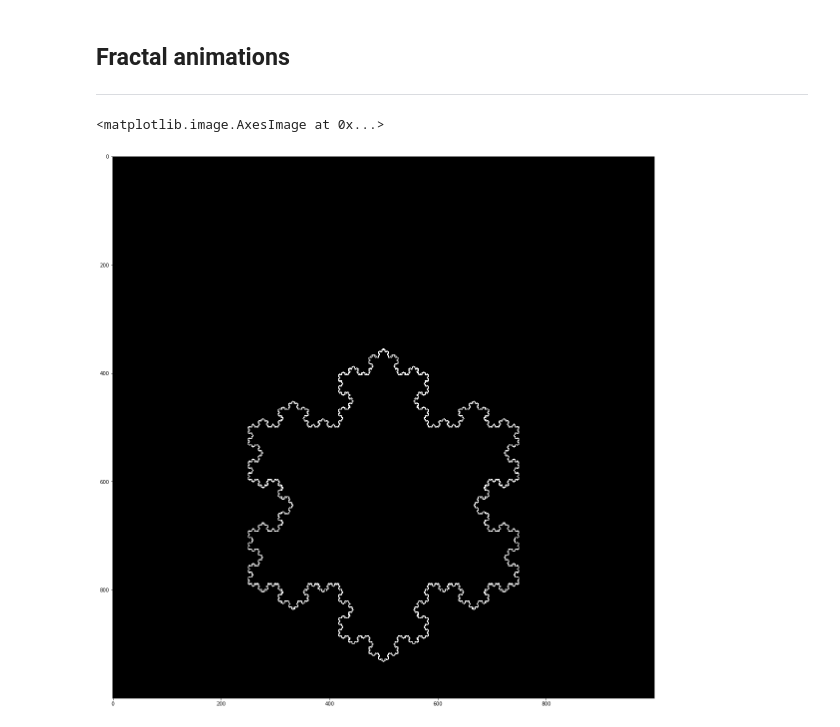
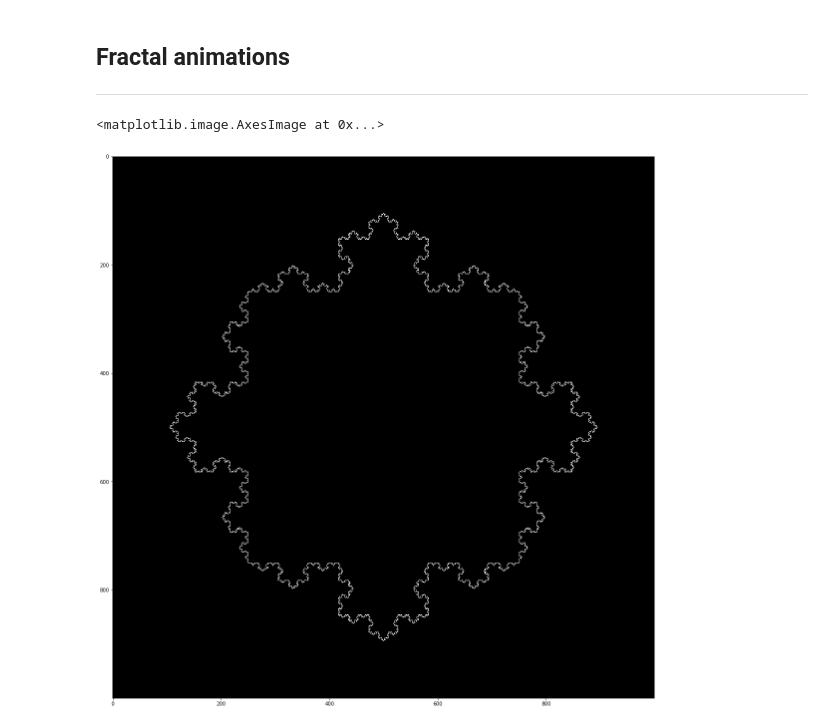
Before and after one commit to nadavhacmun/Animations, a Jupyter notebook: animations.ipynb, the cells around one changed output. Saved outputs shown, nothing was run; the diff lists cells and outputs as text; code cells hidden in the pictures.

```diff
--- a/animations.ipynb
+++ b/animations.ipynb
@@ -613,6 +613,9 @@ def RecursiveTreeHelper(img, X ,Y, angle, r, common_ratio, min_r, base_angle, wr
         dy1 = int((r + nn[1]) * np.cos(angle1 + n[1]))
         dx2 = int((r + nn[2]) * np.sin(angle2 + n[2]))
         dy2 = int((r + nn[3]) * np.cos(angle2 + n[3]))
+        dx3 = int((r + nn[4]) * np.sin(angle  + n[4]))
+        dy3 = int((r + nn[5]) * np.cos(angle  + n[5]))
+
     else:
         dx1 = int(r * np.sin(angle1))
         dy1 = int(r * np.cos(angle1))
@@ -660,5 +663,5 @@ def RecursiveTreeAnimation(width, height, angle, r, common_ratio, min_r, base_an
     clip.write_videofile(fname, fps=fps)
 
 def noise_(diff):
-    return np.random.rand(4)*2*diff - diff
+    return np.random.rand(6)*2*diff - diff
 # %%
@@ -681,7 +679,7 @@ cv2.imwrite("./images/sierpinskitriangle.jpg", img)
 True
 [figure]
 # %%
-img, _ = MakeRecursiveTree(1500, 1000, 0, 200, 0.8, 3, np.pi/10, False, 1) # Generating recursive tree with noise added
+img, _ = MakeRecursiveTree(1500, 1000, 0, 200, 0.8, 10, np.pi/10, False, 1) # Generating recursive tree with noise added
 
 # plotting it
 plt.figure(figsize=(25,25))
@@ -700,17 +698,25 @@ class vector:
     x    - start x coordinate of vector in plane/img
     y    - start y coordinate of vector in plane/img
     """
-    def __init__(self, coordinates, x=0, y=0):
-        self.axis = coordinates
+    def __init__(self, axis, x=0, y=0, color=(255, 255, 255)):
+        self.axis = axis
         self.x = x
         self.y = y
+        self.color = color
 
-    def Magnitude(self):
+    def Magnitude2(self):
         sum_ = 0
-        for cord in coordinates:
+        for cord in self.axis:
             sum_ += cord ** 2
 
         return sum_ ** 0.5
+
+    def Magnitude2(self):
+        sum_ = 0
+        for cord in self.axis:
+            sum_ += cord ** 2
+
+        return sum_
 
     """
     Returns angle
@@ -719,7 +725,7 @@ class vector:
     def Angle(self):
         if len(self.axis) != 2:
             return
-        return np.arctan(self.x/self.y)
+        return np.arctan(self.axis[0]/self.axis[1])
 
     def Add(self, other):
         l = []
@@ -771,7 +777,7 @@ class vector:
         for i in range(len(l)):
             ll.append(l[i])
 
-        return vector(ll, self.x, self.y)
+        return vector(ll, self.x, self.y, self.color)
 # %% [markdown]
 ## Fractal animations
 ___
@@ -808,15 +814,17 @@ def KochImage(VecList, n, width, height):
     return img, VecList
 # %%
 # set up vector triangle
-a = vector([500, 0], 250 ,500)
-b = vector([250, 433], 250, 500)
-c = a.Sub(b)
-a = vector([-500, 0], 750 ,500)
+a = vector([500, 0], 250 ,250)
+b = vector([0, 500], 250, 250)
+c = vector([500, 0], 250, 750)
+d = vector([0, -500], 750, 750)
+a = vector([-500, 0], 750, 250)
 
-img, l = KochImage([a, b, c], 8, 1000, 1000) # make koch fractal out of 3 vectors
+
+img, l = KochImage([a, b, c, d], 5, 1000, 1000) # make koch fractal out of 3 vectors
 
 plt.figure(figsize=(20, 20))
 plt.imshow(img, cmap="gray")
 # %% [output]
 <matplotlib.image.AxesImage at 0x...>
-[figure, old version]
+[figure, new version]
```
Also changed, not shown: parts of 17 cells of this notebook, 3 other files.
